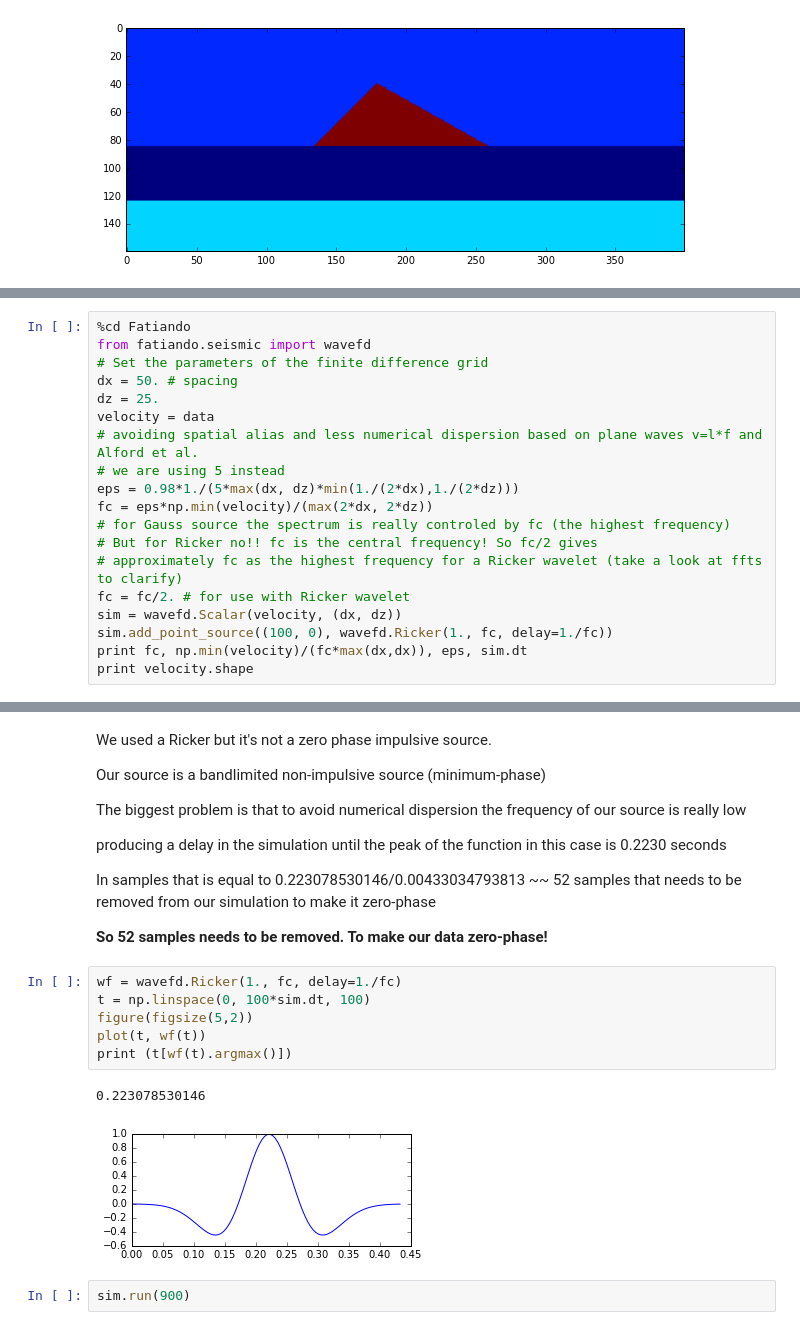
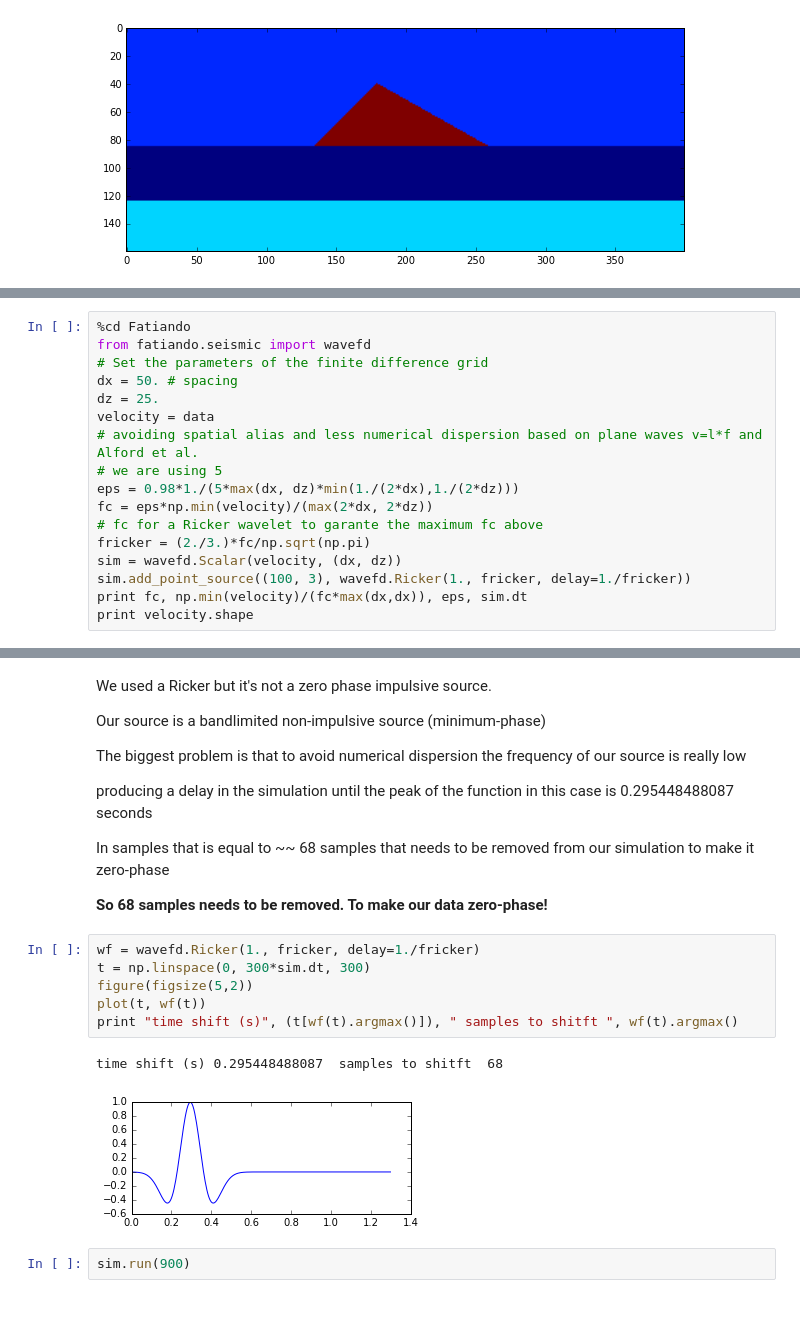
Before and after one commit to eusoubrasileiro/geonumerics, a Jupyter notebook: ipython_notebooks/Fatiando 2D Seismic Shotting Model.ipynb, the cells around one changed output, grey strips where cells are left out. Drawn from its saved outputs; the diff is of its cells as text.

```diff
--- a/ipython_notebooks/Fatiando 2D Seismic Shotting Model.ipynb
+++ b/ipython_notebooks/Fatiando 2D Seismic Shotting Model.ipynb
@@ -70,15 +93,13 @@ dx = 50. # spacing
 dz = 25.
 velocity = data
 # avoiding spatial alias and less numerical dispersion based on plane waves v=l*f and Alford et al.
-# we are using 5 instead
+# we are using 5
 eps = 0.98*1./(5*max(dx, dz)*min(1./(2*dx),1./(2*dz)))
 fc = eps*np.min(velocity)/(max(2*dx, 2*dz))
-# for Gauss source the spectrum is really controled by fc (the highest frequency)
-# But for Ricker no!! fc is the central frequency! So fc/2 gives
-# approximately fc as the highest frequency for a Ricker wavelet (take a look at ffts to clarify)
-fc = fc/2. # for use with Ricker wavelet
+# fc for a Ricker wavelet to garante the maximum fc above
+fricker = (2./3.)*fc/np.sqrt(np.pi)
 sim = wavefd.Scalar(velocity, (dx, dz))
-sim.add_point_source((100, 0), wavefd.Ricker(1., fc, delay=1./fc))
+sim.add_point_source((100, 3), wavefd.Ricker(1., fricker, delay=1./fricker))
 print fc, np.min(velocity)/(fc*max(dx,dx)), eps, sim.dt
 print velocity.shape
 # %% [output]
@@ -94,20 +114,20 @@ Our source is a bandlimited non-impulsive source (minimum-phase)
 
 The biggest problem is that to avoid numerical dispersion the frequency of our source is really low
 
-producing a delay in the simulation until the peak of the function in this case is 0.2230 seconds
+producing a delay in the simulation until the peak of the function in this case is 0.295448488087 seconds
 
-In samples that is equal to 0.223078530146/0.00433034793813 ~~ 52 samples that needs to be removed from our simulation to make it zero-phase
+In samples that is equal to ~~ 68 samples that needs to be removed from our simulation to make it zero-phase
 
-**So 52 samples needs to be removed. To make our data zero-phase!**
+**So 68 samples needs to be removed. To make our data zero-phase!**
 # %%
-wf = wavefd.Ricker(1., fc, delay=1./fc)
-t = np.linspace(0, 100*sim.dt, 100)
+wf = wavefd.Ricker(1., fricker, delay=1./fricker)
+t = np.linspace(0, 300*sim.dt, 300)
 figure(figsize(5,2))
 plot(t, wf(t))
-print (t[wf(t).argmax()])
+print "time shift (s)", (t[wf(t).argmax()]), " samples to shitft ", wf(t).argmax()
 # %% [output]
-0.223078530146
+time shift (s) 0.295448488087  samples to shitft  68
-[figure, old version]
+[figure, new version]
 # %%
 sim.run(900)
 # %%
```
Also changed, not shown: parts of 15 cells of this notebook, 3 other files.
